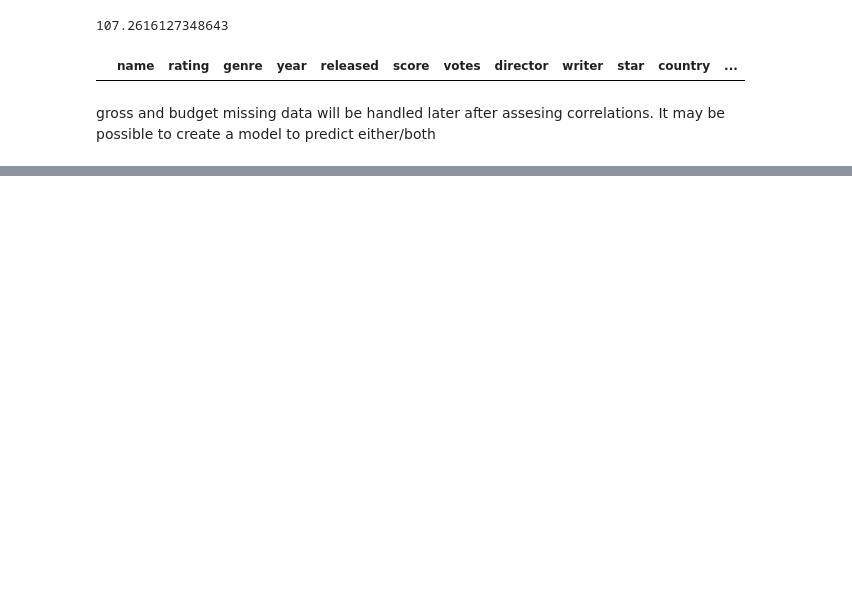
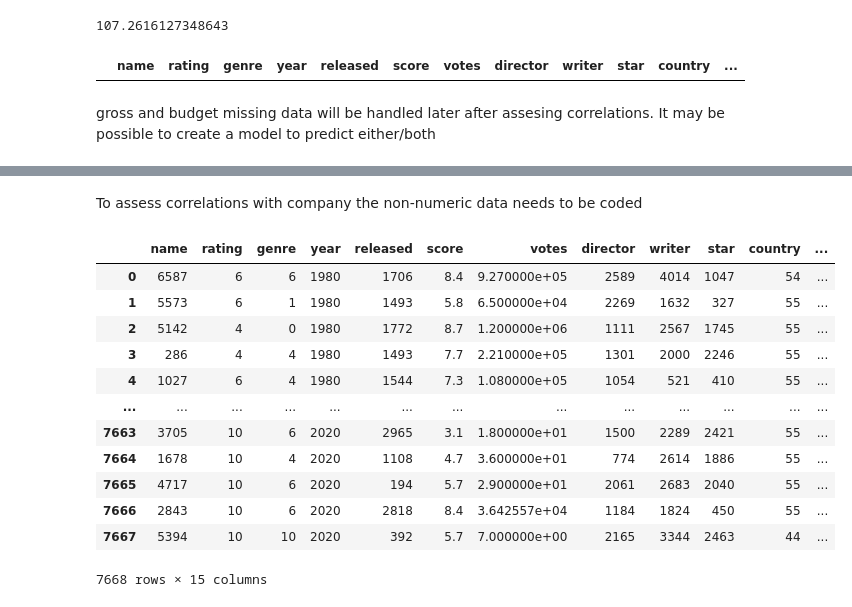
Before and after one commit to reversed-xelA/film_correlations, a Jupyter notebook: film_analysis .ipynb, the cells around one changed output, grey strips where cells are left out. Saved outputs shown, nothing was run; the diff lists cells and outputs as text; code cells hidden in the pictures; blank space fills up the shorter version.

```diff
--- a/film_analysis .ipynb
+++ b/film_analysis .ipynb
@@ -207,0 +227,27 @@ memory usage: 898.7+ KB
+# %% [markdown]
+To assess correlations with company the non-numeric data needs to be coded
+# %%
+# Replicating the df
+df_coded = df
+
+# Introducing numeric codes for each non-numeric column of the replicated df
+for col in df_coded.columns:
+    if(df_coded[col].dtype == 'object'):
+        df_coded[col] = df_coded[col].astype('category')
+        df_coded[col] = df_coded[col].cat.codes
+
+df_coded
+# %% [output]
+|  | name | rating | genre | year | released | score | votes | director | writer | star | country | ... |
+| 0 | 6587 | 6 | 6 | 1980 | 1706 | 8.4 | 9.270000e+05 | 2589 | 4014 | 1047 | 54 | ... |
+| 1 | 5573 | 6 | 1 | 1980 | 1493 | 5.8 | 6.500000e+04 | 2269 | 1632 | 327 | 55 | ... |
+| 2 | 5142 | 4 | 0 | 1980 | 1772 | 8.7 | 1.200000e+06 | 1111 | 2567 | 1745 | 55 | ... |
+| 3 | 286 | 4 | 4 | 1980 | 1493 | 7.7 | 2.210000e+05 | 1301 | 2000 | 2246 | 55 | ... |
+| 4 | 1027 | 6 | 4 | 1980 | 1544 | 7.3 | 1.080000e+05 | 1054 | 521 | 410 | 55 | ... |
+| ... | ... | ... | ... | ... | ... | ... | ... | ... | ... | ... | ... | ... |
+| 7663 | 3705 | 10 | 6 | 2020 | 2965 | 3.1 | 1.800000e+01 | 1500 | 2289 | 2421 | 55 | ... |
+| 7664 | 1678 | 10 | 4 | 2020 | 1108 | 4.7 | 3.600000e+01 | 774 | 2614 | 1886 | 55 | ... |
+| 7665 | 4717 | 10 | 6 | 2020 | 194 | 5.7 | 2.900000e+01 | 2061 | 2683 | 2040 | 55 | ... |
+| 7666 | 2843 | 10 | 6 | 2020 | 2818 | 8.4 | 3.642557e+04 | 1184 | 1824 | 450 | 55 | ... |
+| 7667 | 5394 | 10 | 10 | 2020 | 392 | 5.7 | 7.000000e+00 | 2165 | 3344 | 2463 | 44 | ... |
+7668 rows × 15 columns
```
Also changed, not shown: parts of 15 cells of this notebook.
